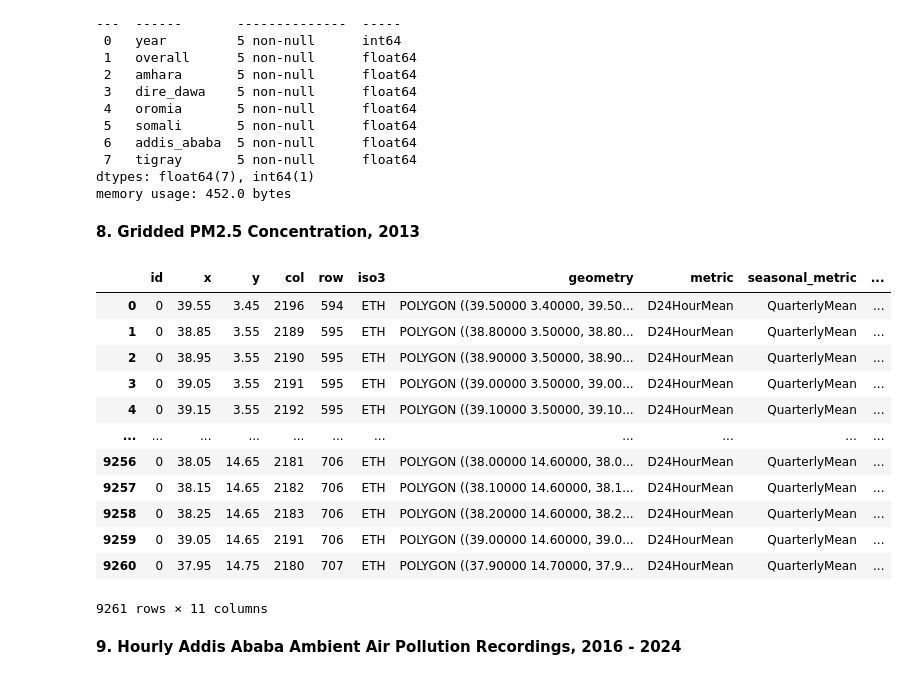
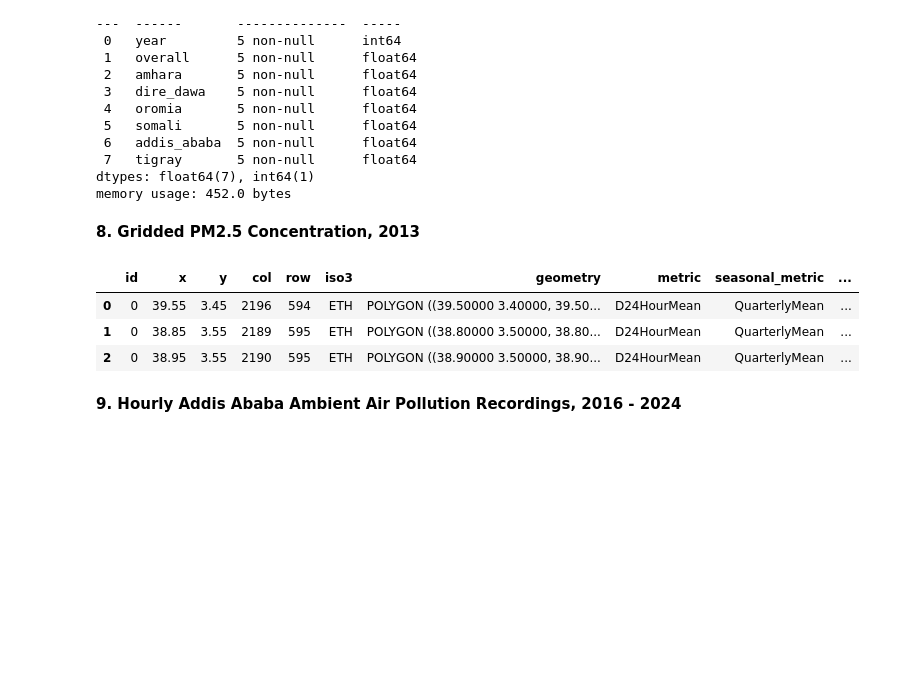
Before and after one commit to Yishak-Ali/Air-Pollution-in-Ethiopia-Report, a Jupyter notebook: Analyzing Air Pollution and Associated Burden of Disease in Ethiopia.ipynb, the cells around one changed output. Drawn from its saved outputs; the diff is of its cells as text; code cells hidden in the pictures; blank space fills up the shorter version.

```diff
--- a/Analyzing Air Pollution and Associated Burden of Disease in Ethiopia.ipynb
+++ b/Analyzing Air Pollution and Associated Burden of Disease in Ethiopia.ipynb
@@ -492,21 +474,12 @@ memory usage: 452.0 bytes
 # %% [markdown]
 **8. Gridded PM2.5 Concentration, 2013**
 # %%
-pol_geodata
+pol_geodata.head(3)
 # %% [output]
 |  | id | x | y | col | row | iso3 | geometry | metric | seasonal_metric | ... |
 | 0 | 0 | 39.55 | 3.45 | 2196 | 594 | ETH | POLYGON ((39.50000 3.40000, 39.50... | D24HourMean | QuarterlyMean | ... |
 | 1 | 0 | 38.85 | 3.55 | 2189 | 595 | ETH | POLYGON ((38.80000 3.50000, 38.80... | D24HourMean | QuarterlyMean | ... |
 | 2 | 0 | 38.95 | 3.55 | 2190 | 595 | ETH | POLYGON ((38.90000 3.50000, 38.90... | D24HourMean | QuarterlyMean | ... |
-| 3 | 0 | 39.05 | 3.55 | 2191 | 595 | ETH | POLYGON ((39.00000 3.50000, 39.00... | D24HourMean | QuarterlyMean | ... |
-| 4 | 0 | 39.15 | 3.55 | 2192 | 595 | ETH | POLYGON ((39.10000 3.50000, 39.10... | D24HourMean | QuarterlyMean | ... |
-| ... | ... | ... | ... | ... | ... | ... | ... | ... | ... | ... |
-| 9256 | 0 | 38.05 | 14.65 | 2181 | 706 | ETH | POLYGON ((38.00000 14.60000, 38.0... | D24HourMean | QuarterlyMean | ... |
-| 9257 | 0 | 38.15 | 14.65 | 2182 | 706 | ETH | POLYGON ((38.10000 14.60000, 38.1... | D24HourMean | QuarterlyMean | ... |
-| 9258 | 0 | 38.25 | 14.65 | 2183 | 706 | ETH | POLYGON ((38.20000 14.60000, 38.2... | D24HourMean | QuarterlyMean | ... |
-| 9259 | 0 | 39.05 | 14.65 | 2191 | 706 | ETH | POLYGON ((39.00000 14.60000, 39.0... | D24HourMean | QuarterlyMean | ... |
-| 9260 | 0 | 37.95 | 14.75 | 2180 | 707 | ETH | POLYGON ((37.90000 14.70000, 37.9... | D24HourMean | QuarterlyMean | ... |
-9261 rows × 11 columns
 # %% [markdown]
 **9. Hourly Addis Ababa Ambient Air Pollution Recordings, 2016 - 2024**
 # %%
```
Also changed, not shown: parts of 3 cells of this notebook, 1 other file.
